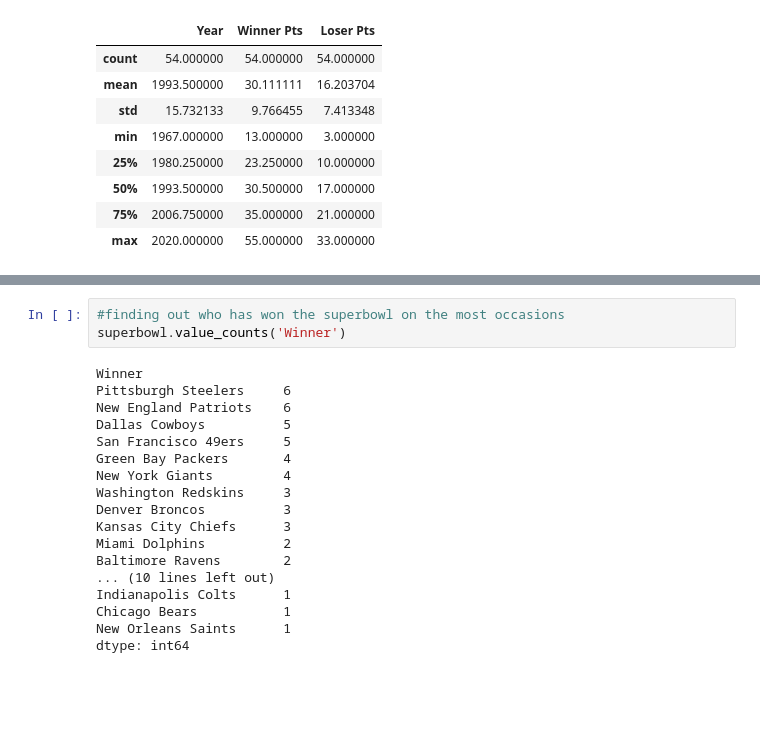
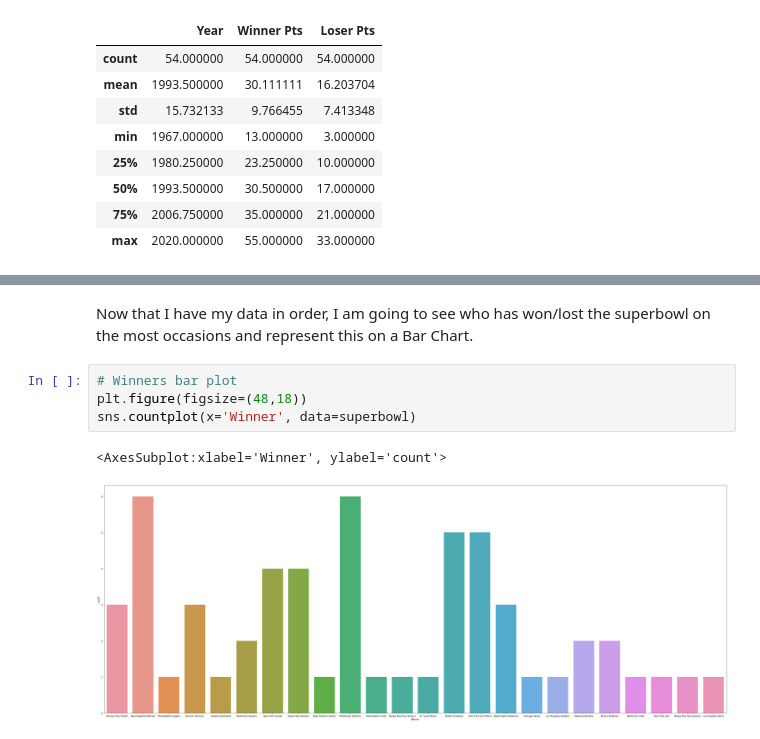
Before and after one commit to IssaFlynn/UCDPA_IssaFlynn, a Jupyter notebook: Project folder/UCDPA_IssaFlynn (2) (2).ipynb, the cells around one changed output, grey strips where cells are left out. Saved outputs shown, nothing was run; the diff lists cells and outputs as text; blank space fills up the shorter version.

Commit message:
created bar charts displaying the winners and losers of this competition

```diff
--- a/Project folder/UCDPA_IssaFlynn (2) (2).ipynb
+++ b/Project folder/UCDPA_IssaFlynn (2) (2).ipynb
@@ -127,24 +127,12 @@ superbowl.sort_values('Year', ascending=False, ignore_index=True)
 | 54 | Jan-12 | 1969 | III (3) | New York Jets | 16 | Baltimore Colts | 7 | Joe Namath+ | Orange Bowl | Miami | ... |
 | 55 | Jan-14 | 1968 | II (2) | Green Bay Packers | 33 | Oakland Raiders | 14 | Bart Starr+ | Orange Bowl | Miami | ... |
 | 56 | Jan-15 | 1967 | I (1) | Green Bay Packers | 35 | Kansas City Chiefs | 10 | Bart Starr+ | Memorial Coliseum | Los Angeles | ... |
+# %% [markdown]
+Now that I have my data in order, I am going to see who has won/lost the superbowl on the most occasions and represent this on a Bar Chart.
 # %%
-#finding out who has won the superbowl on the most occasions
-superbowl.value_counts('Winner')
+# Winners bar plot
+plt.figure(figsize=(48,18))
+sns.countplot(x='Winner', data=superbowl)
 # %% [output]
-Winner
-Pittsburgh Steelers     6
-New England Patriots    6
-Dallas Cowboys          5
-San Francisco 49ers     5
-Green Bay Packers       4
-New York Giants         4
-Washington Redskins     3
-Denver Broncos          3
-Kansas City Chiefs      3
-Miami Dolphins          2
-Baltimore Ravens        2
-... (10 lines left out)
-Indianapolis Colts      1
-Chicago Bears           1
-New Orleans Saints      1
-dtype: int64
+<AxesSubplot:xlabel='Winner', ylabel='count'>
+[figure, added]
```
Also changed, not shown: parts of 2 cells of this notebook.
